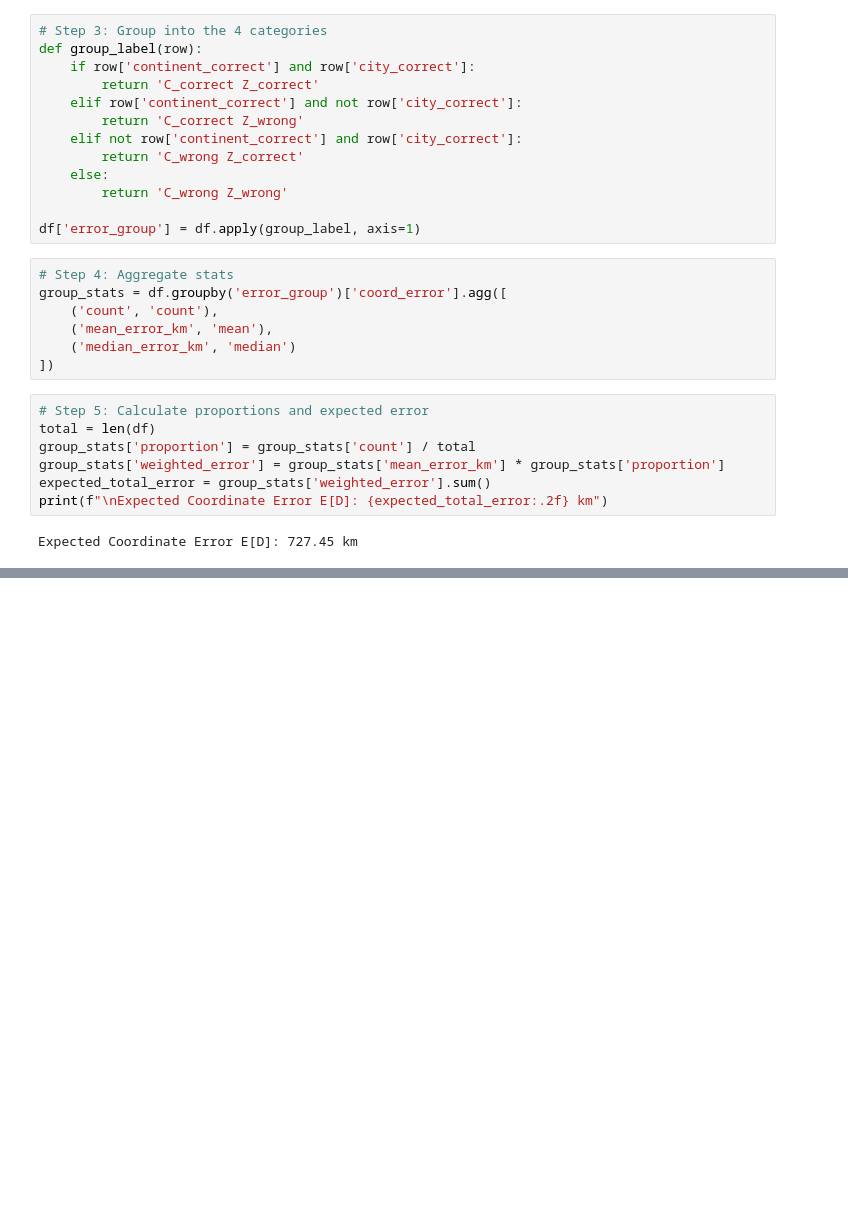
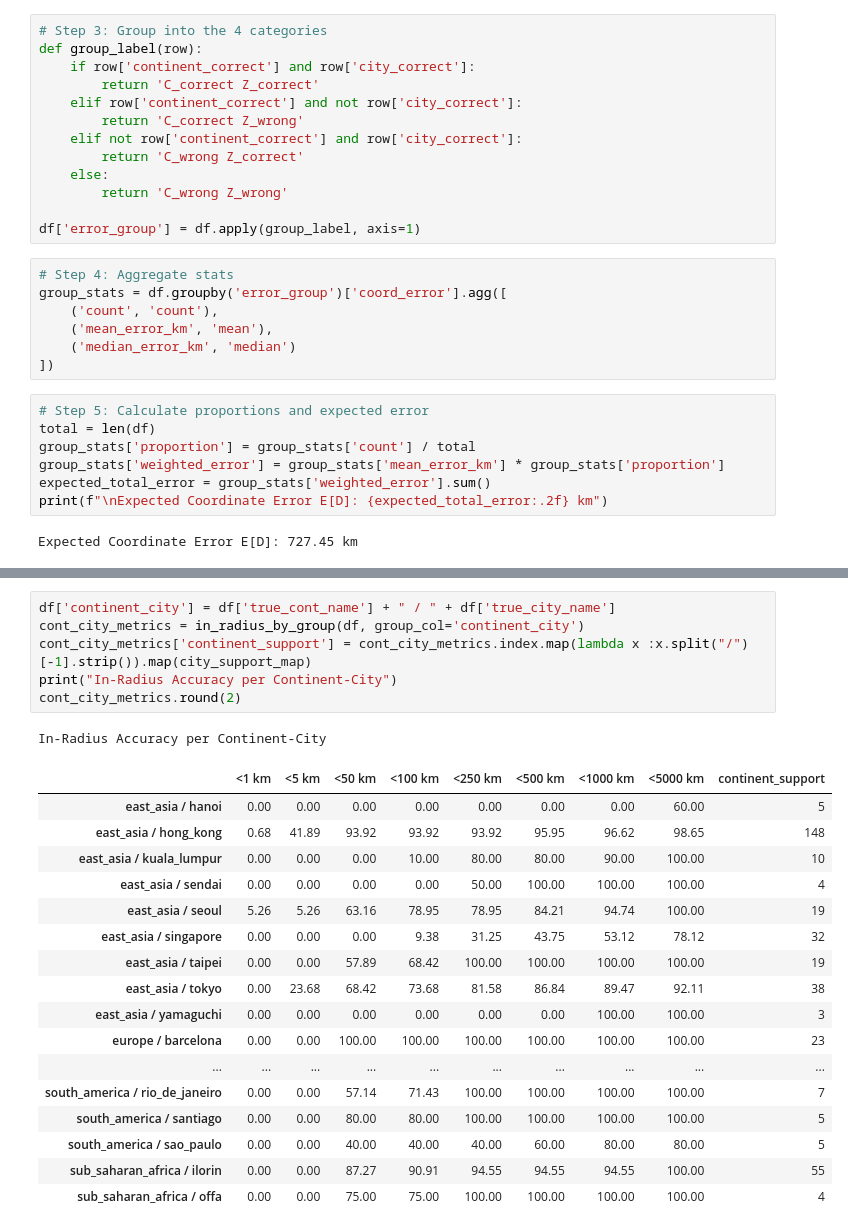
Before and after one commit to ChandrashekarCR/mgps_optimization, a Jupyter notebook: notebooks/feature_enginerring.ipynb, the cells around one changed output, grey strips where cells are left out. Cells and saved outputs as stored; diff of their text form; blank space fills up the shorter version.

```diff
--- a/notebooks/feature_enginerring.ipynb
+++ b/notebooks/feature_enginerring.ipynb
@@ -474,0 +691,25 @@ group_stats
+# %%
+df['continent_city'] = df['true_cont_name'] + " / " + df['true_city_name']
+cont_city_metrics = in_radius_by_group(df, group_col='continent_city')
+cont_city_metrics['continent_support'] = cont_city_metrics.index.map(lambda x :x.split("/")[-1].strip()).map(city_support_map)
+print("In-Radius Accuracy per Continent-City")
+cont_city_metrics.round(2)
+# %% [output]
+In-Radius Accuracy per Continent-City
+|  | <1 km | <5 km | <50 km | <100 km | <250 km | <500 km | <1000 km | <5000 km | continent_support |
+| east_asia / hanoi | 0.00 | 0.00 | 0.00 | 0.00 | 0.00 | 0.00 | 0.00 | 60.00 | 5 |
+| east_asia / hong_kong | 0.68 | 41.89 | 93.92 | 93.92 | 93.92 | 95.95 | 96.62 | 98.65 | 148 |
+| east_asia / kuala_lumpur | 0.00 | 0.00 | 0.00 | 10.00 | 80.00 | 80.00 | 90.00 | 100.00 | 10 |
+| east_asia / sendai | 0.00 | 0.00 | 0.00 | 0.00 | 50.00 | 100.00 | 100.00 | 100.00 | 4 |
+| east_asia / seoul | 5.26 | 5.26 | 63.16 | 78.95 | 78.95 | 84.21 | 94.74 | 100.00 | 19 |
+| east_asia / singapore | 0.00 | 0.00 | 0.00 | 9.38 | 31.25 | 43.75 | 53.12 | 78.12 | 32 |
+| east_asia / taipei | 0.00 | 0.00 | 57.89 | 68.42 | 100.00 | 100.00 | 100.00 | 100.00 | 19 |
+| east_asia / tokyo | 0.00 | 23.68 | 68.42 | 73.68 | 81.58 | 86.84 | 89.47 | 92.11 | 38 |
+| east_asia / yamaguchi | 0.00 | 0.00 | 0.00 | 0.00 | 0.00 | 0.00 | 100.00 | 100.00 | 3 |
+| europe / barcelona | 0.00 | 0.00 | 100.00 | 100.00 | 100.00 | 100.00 | 100.00 | 100.00 | 23 |
+| ... | ... | ... | ... | ... | ... | ... | ... | ... | ... |
+| south_america / rio_de_janeiro | 0.00 | 0.00 | 57.14 | 71.43 | 100.00 | 100.00 | 100.00 | 100.00 | 7 |
+| south_america / santiago | 0.00 | 0.00 | 80.00 | 80.00 | 100.00 | 100.00 | 100.00 | 100.00 | 5 |
+| south_america / sao_paulo | 0.00 | 0.00 | 40.00 | 40.00 | 40.00 | 60.00 | 80.00 | 80.00 | 5 |
+| sub_saharan_africa / ilorin | 0.00 | 0.00 | 87.27 | 90.91 | 94.55 | 94.55 | 94.55 | 100.00 | 55 |
+| sub_saharan_africa / offa | 0.00 | 0.00 | 75.00 | 75.00 | 100.00 | 100.00 | 100.00 | 100.00 | 4 |
```
Also changed, not shown: parts of 13 cells of this notebook, 21 other files.
